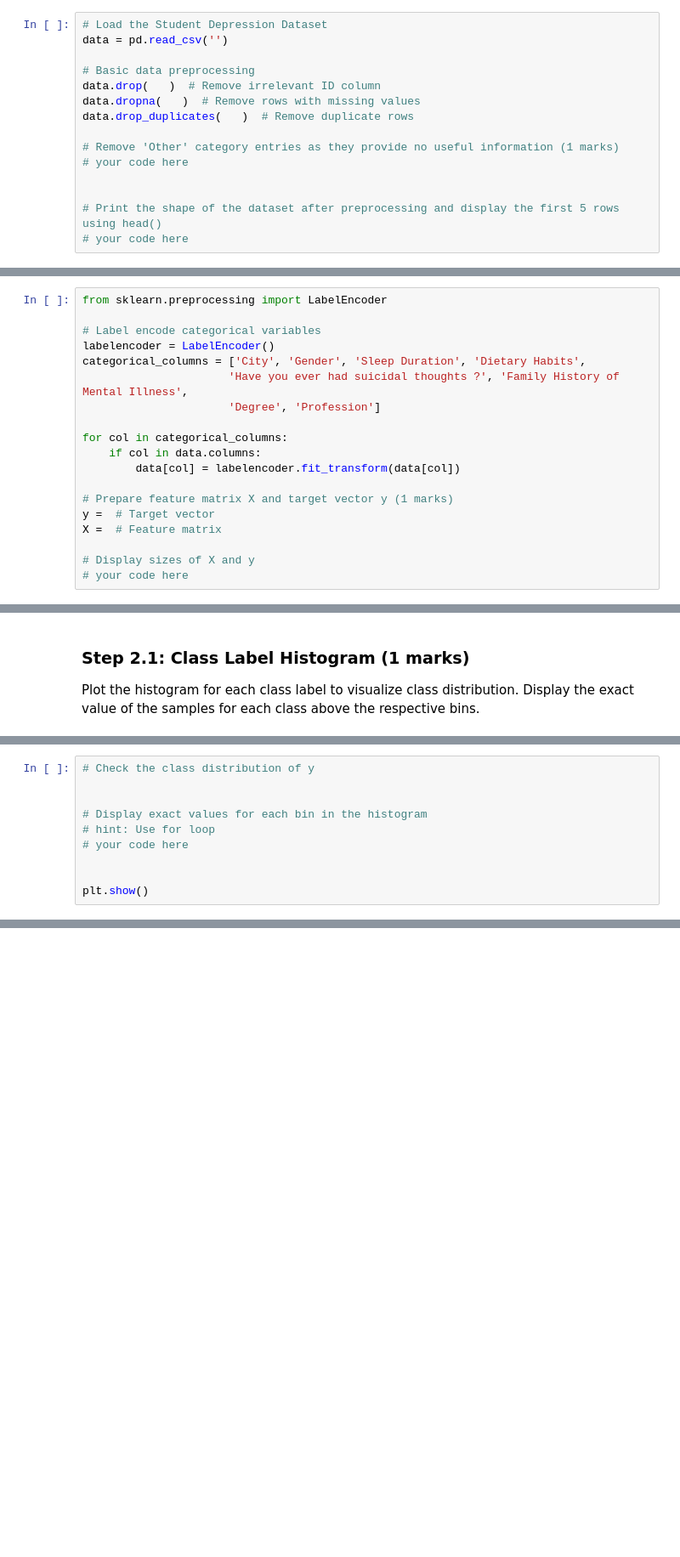
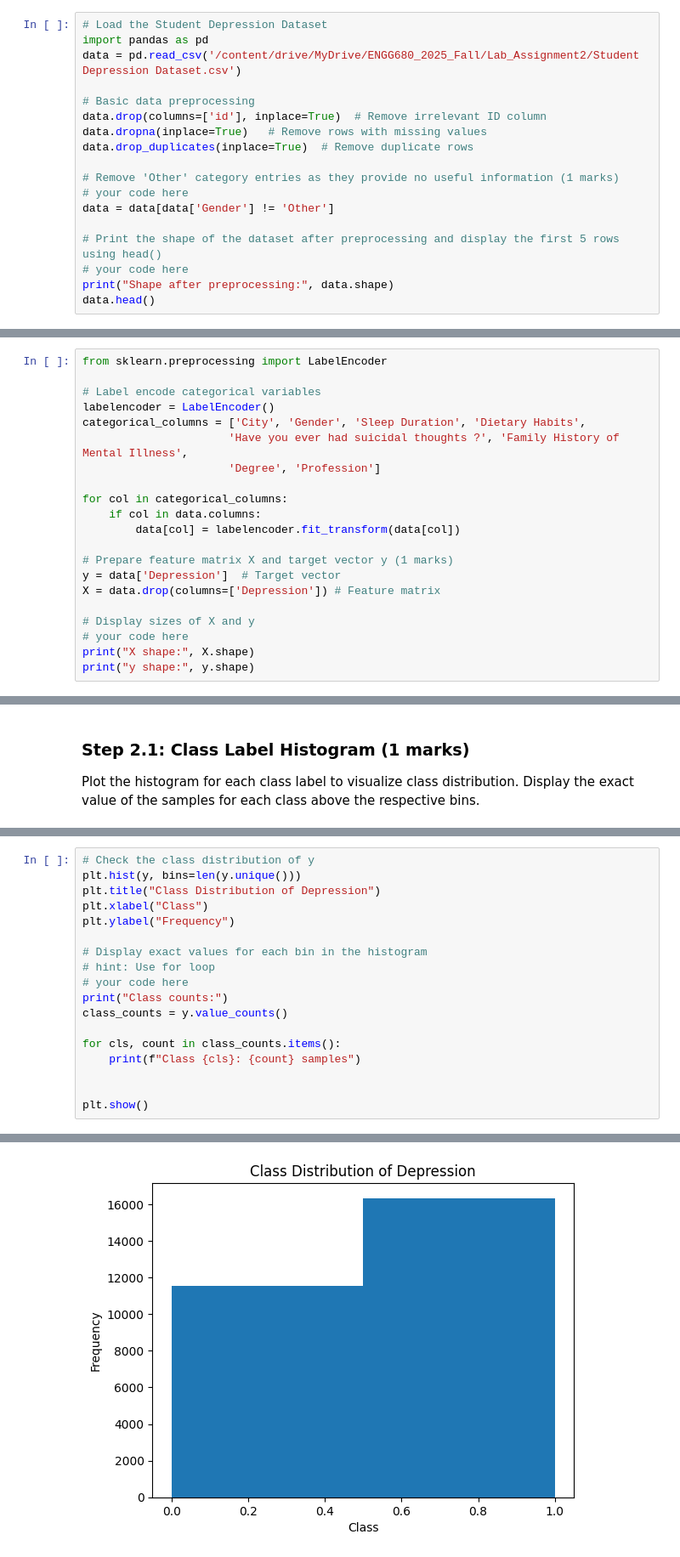
Before and after one commit to Rukkyn678/ENGG680_2025_Fall, a Jupyter notebook: Lab_Assignment2/Assignment2_Upload.ipynb, the cells around one changed output, grey strips where cells are left out. Shown: that part at 85% size. Saved outputs shown, nothing was run; the diff lists cells and outputs as text; blank space fills up the shorter version.

Commit message:
Finished Part 3 of Assignment 2

```diff
--- a/Lab_Assignment2/Assignment2_Upload.ipynb
+++ b/Lab_Assignment2/Assignment2_Upload.ipynb
@@ -526,15 +547,18 @@ Print the size of `X` and `y`
 # %%
 # Load the Student Depression Dataset
-data = pd.read_csv('')
+import pandas as pd
+data = pd.read_csv('/content/drive/MyDrive/ENGG680_2025_Fall/Lab_Assignment2/Student Depression Dataset.csv')
 
 # Basic data preprocessing
-data.drop(   )  # Remove irrelevant ID column
-data.dropna(   )  # Remove rows with missing values
-data.drop_duplicates(   )  # Remove duplicate rows
+data.drop(columns=['id'], inplace=True)  # Remove irrelevant ID column
+data.dropna(inplace=True)   # Remove rows with missing values
+data.drop_duplicates(inplace=True)  # Remove duplicate rows
 
 # Remove 'Other' category entries as they provide no useful information (1 marks)
 # your code here
-
+data = data[data['Gender'] != 'Other']
 
 # Print the shape of the dataset after preprocessing and display the first 5 rows using head()
 # your code here
+print("Shape after preprocessing:", data.shape)
+data.head()
@@ -552,8 +584,10 @@ for col in categorical_columns:
         data[col] = labelencoder.fit_transform(data[col])
 
 # Prepare feature matrix X and target vector y (1 marks)
-y =  # Target vector
-X =  # Feature matrix
+y = data['Depression']  # Target vector
+X = data.drop(columns=['Depression']) # Feature matrix
 
 # Display sizes of X and y
 # your code here
+print("X shape:", X.shape)
+print("y shape:", y.shape)
@@ -564,10 +603,19 @@ Plot the histogram for each class label to visualize class distribution. Display
 # %%
 # Check the class distribution of y
-
+plt.hist(y, bins=len(y.unique()))
+plt.title("Class Distribution of Depression")
+plt.xlabel("Class")
+plt.ylabel("Frequency")
 
 # Display exact values for each bin in the histogram
 # hint: Use for loop
 # your code here
+print("Class counts:")
+class_counts = y.value_counts()
+
+for cls, count in class_counts.items():
+    print(f"Class {cls}: {count} samples")
 
 
 plt.show()
+# %% [output]
@@ -574,3 +625,4 @@ plt.show()
+[figure, added]
 # %% [markdown]
 ### Step 2.2: Smaller Dataset Creation (1 marks)
 
```
Also changed, not shown: parts of 22 cells of this notebook.
